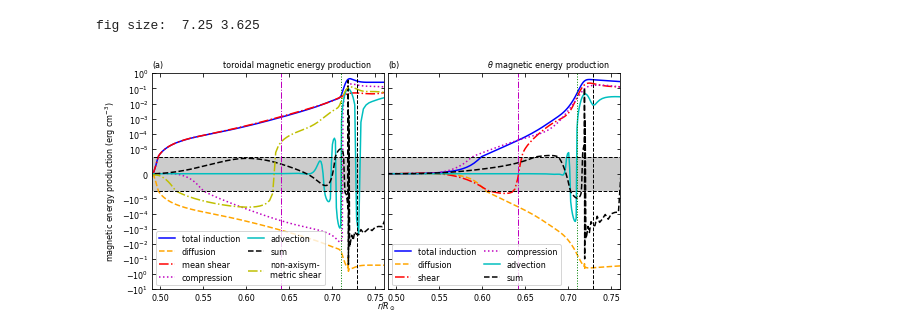
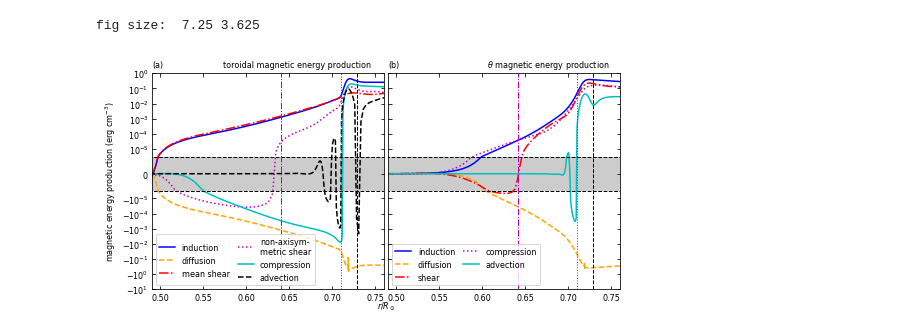
Before and after one commit to illorenzo7/Tacho_Letter_Plots_Part2, a Jupyter notebook: 00_meprod.ipynb, the cells around one changed output. Saved outputs shown, nothing was run; the diff lists cells and outputs as text; code cells hidden in the pictures.

```diff
--- a/00_meprod.ipynb
+++ b/00_meprod.ipynb
@@ -184,15 +184,19 @@ ax2 = fig.add_axes((margin_left + margin_right + subplot_width, margin_bottom,\
 # plot the profiles
 ordinate=0
 ax1.plot(rr, indp, color=color_order[ordinate], linestyle=style_order[ordinate],\
-         label='total induction')
+         label='induction')
 
 ordinate += 1
 ax1.plot(rr, diffp, color=color_order[ordinate], linestyle=style_order[ordinate],\
          label='diffusion')
 
 ordinate += 1
-ax1.plot(rr, indp_ms, color=color_order[ordinate], linestyle=style_order[ordinate],\
+ax1.plot(rr, indp_ms_exact, color=color_order[ordinate], linestyle=style_order[ordinate],\
          label='mean shear')
+
+ordinate+=1
+ax1.plot(rr, indp_shear - indp_ms_exact, color=color_order[ordinate], linestyle=style_order[ordinate],\
+         label='non-axisym-\nmetric shear')
 
 ordinate += 1
 ax1.plot(rr[:ipumpcut], indp_comp[:ipumpcut], color=color_order[ordinate], linestyle=style_order[ordinate],\
@@ -202,14 +206,14 @@ ordinate += 1
 ax1.plot(rr[:ipumpcut], indp_adv[:ipumpcut], color=color_order[ordinate], linestyle=style_order[ordinate],\
          label='advection')
 
-ordinate += 1
-sump = indp + diffp
-ax1.plot(rr[:ipumpcut], sump[:ipumpcut], color=color_order[ordinate], linestyle=style_order[ordinate],\
-         label='sum')
+#ordinate += 1
+#sump = indp + diffp
+#ax1.plot(rr[:ipumpcut], sump[:ipumpcut], color=color_order[ordinate], linestyle=style_order[ordinate],\
+#         label='sum')
 
-ordinate=6
-ax1.plot(rr, (indp_shear - indp_ms_exact), color=color_order[ordinate], linestyle=style_order[ordinate],\
-         label='non-axisym-\nmetric shear')
+#ordinate=6
+#ax1.plot(rr, (indp_shear - indp_ms_exact), color=color_order[ordinate], linestyle=style_order[ordinate],\
+#         label='non-axisym-\nmetric shear')
 
 
 ax1.legend(fontsize=fontsize, loc='lower left', ncol=2, columnspacing=1.)
@@ -249,7 +253,7 @@ ax1.set_xlim(np.min(rr), rcut)
 # plot the profiles
 ordinate=0
 ax2.plot(rr, indt, color=color_order[ordinate], linestyle=style_order[ordinate],\
-         label='total induction')
+         label='induction')
 
 ordinate += 1
 ax2.plot(rr, difft, color=color_order[ordinate], linestyle=style_order[ordinate],\
@@ -267,10 +271,10 @@ ordinate += 1
 ax2.plot(rr[:ipumpcut], indt_adv[:ipumpcut], color=color_order[ordinate], linestyle=style_order[ordinate],\
          label='advection')
 
-ordinate += 1
-sumt = indt + difft
-ax2.plot(rr[:ipumpcut], sumt[:ipumpcut], color=color_order[ordinate], linestyle=style_order[ordinate],\
-         label='sum')
+#ordinate += 1
+#sumt = indt + difft
+#ax2.plot(rr[:ipumpcut], sumt[:ipumpcut], color=color_order[ordinate], linestyle=style_order[ordinate],\
+#         label='sum')
 
 
 ax2.legend(fontsize=fontsize, loc='lower left', ncol=2, columnspacing=1.)
@@ -308,31 +312,31 @@ buffspace = ' '*5
 ax1.set_title('toroidal magnetic energy production' + buffspace, loc='right', fontsize=fontsize)
 ax2.set_title(r'$\theta$' + ' magnetic energy production' + buffspace, loc='right', fontsize=fontsize)
 
 
 
 # remove the annoying 10^-7 ticks (have no idea how I did this or why it makes sense)
 yticks = ax1.get_yticks().tolist()
 yticks.pop(6+int(np.log10(np.abs(ymin))))
 yticks.pop(7+int(np.log10(np.abs(ymin))))
 ax1.set_yticks(yticks)
 #ax2.set_yticks(yticks)
 ax1.set_ylim(ymin, ymax)
 
 # add shade in 'linear region'
 xvals = np.linspace(np.min(rr), rcut, 100)
 for ax in ax1, ax2:
     ax.fill_between(xvals, xvals*0 - linthresh, xvals*0 + linthresh, fc="k", alpha=0.2)
 
     # point ticks inward and get them on all sides
     plt.sca(ax)
     plt.tick_params(top=True, right=True, direction='in', which='both', labelsize=fontsize)
 plt.sca(ax1)
 plt.minorticks_off()
 
 # label both x axes
 fig.text(margin_left + subplot_width + 0.5*margin_x, margin_y,\
          r'$r/R_\odot$', fontsize=fontsize, ha='center', va='bottom')
 
 plt.savefig('images/meprod.png', dpi=300)
 # %% [output]
-[figure, old version]
+[figure, new version]
```
Also changed, not shown: 1 other file.
